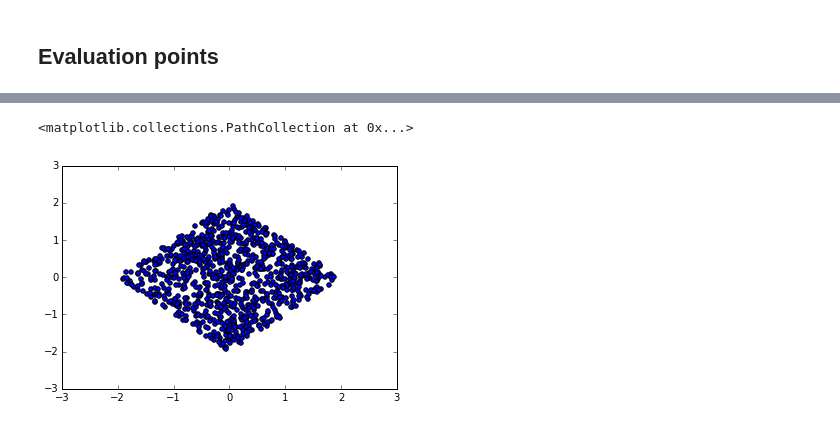
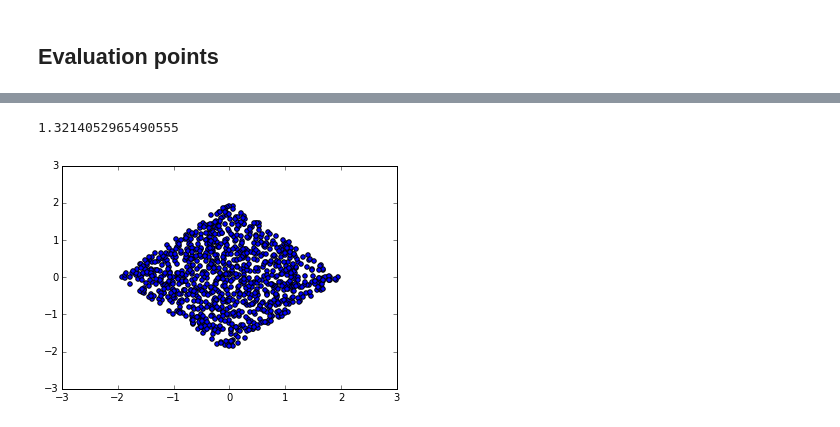
Before and after one commit to ctn-archive/technical-reports, a Jupyter notebook: Implementing-multiplications-in-the-NEF.ipynb, the cells around one changed output, grey strips where cells are left out. Cells and saved outputs as stored; diff of their text form; code cells hidden in the pictures.

```diff
--- a/Implementing-multiplications-in-the-NEF.ipynb
+++ b/Implementing-multiplications-in-the-NEF.ipynb
@@ -172,12 +328,13 @@ That is an improvement by 45%.
 # %%
 eval_points = nengo.dists.Uniform(-np.sqrt(2.), np.sqrt(2.)).sample(1000, 2)
 eval_points = np.dot(np.array(
     [[np.cos(np.pi/4), -np.sin(np.pi/4)],
      [np.sin(np.pi/4), np.cos(np.pi/4)]]), eval_points.T).T
 plt.scatter(eval_points[:, 0], eval_points[:, 1])
+np.mean(np.sum(np.abs(eval_points), axis=1))
 # %% [output]
-<matplotlib.collections.PathCollection at 0x...>
+1.3214052965490555
-[figure, old version]
+[figure, new version]
 # %%
 repeated_benchmark(eval_points=eval_points)
 # %% [output]
```
Also changed, not shown: parts of 63 cells of this notebook.
